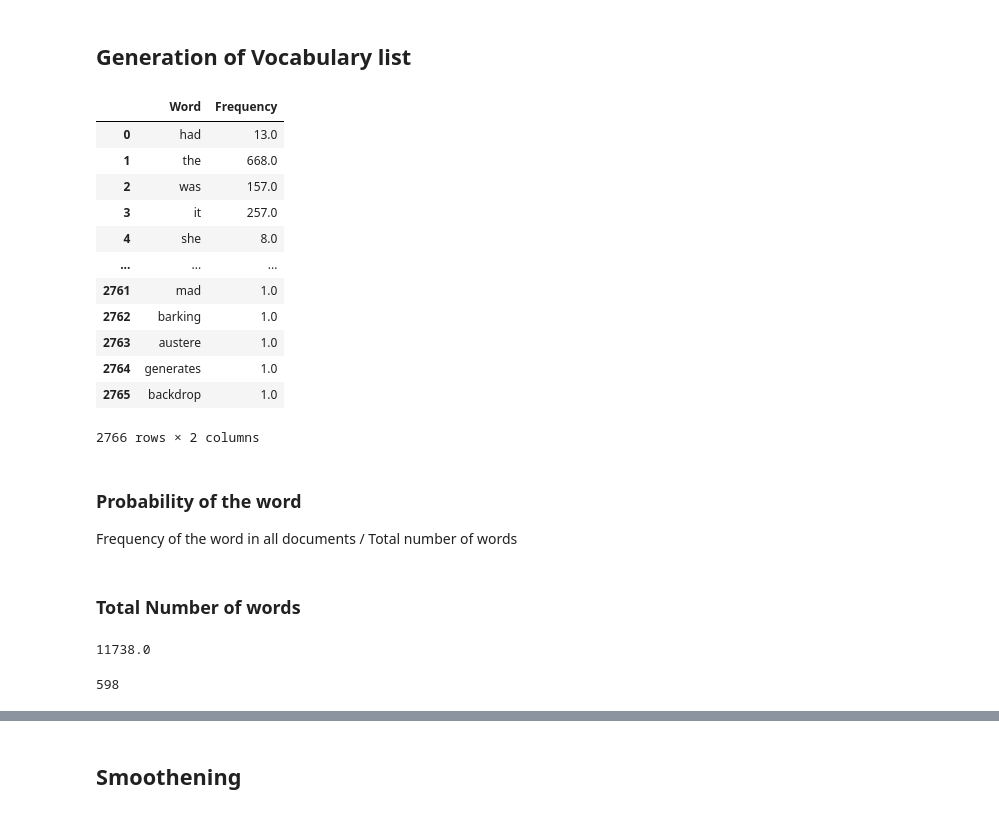
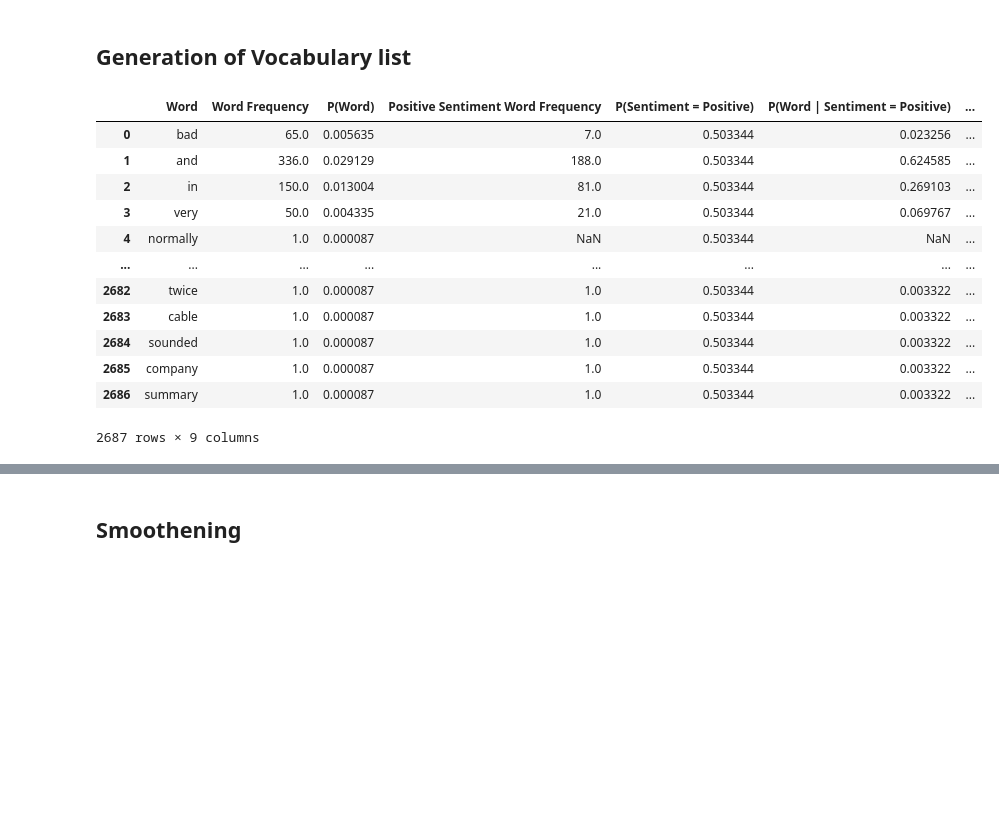
Before and after one commit to VighneshS/sentiment_prediction, a Jupyter notebook: sentiment_prediction.ipynb, the cells around one changed output, grey strips where cells are left out. Drawn from its saved outputs; the diff is of its cells as text; code cells hidden in the pictures; blank space fills up the shorter version.

```diff
--- a/sentiment_prediction.ipynb
+++ b/sentiment_prediction.ipynb
@@ -86,32 +144,17 @@ def get_word_count(review_data_frame: pd.DataFrame, column_name: str):
 # %%
-vocabulary = get_word_count(train, "Frequency")
+vocabulary = generate_naive_bayes_parameters(train, False)
 vocabulary
 # %% [output]
-|  | Word | Frequency |
-| 0 | had | 13.0 |
-| 1 | the | 668.0 |
-| 2 | was | 157.0 |
-| 3 | it | 257.0 |
-| 4 | she | 8.0 |
-| ... | ... | ... |
-| 2761 | mad | 1.0 |
-| 2762 | barking | 1.0 |
-| 2763 | austere | 1.0 |
-| 2764 | generates | 1.0 |
-| 2765 | backdrop | 1.0 |
+|  | Word | Word Frequency | P(Word) | Positive Sentiment Word Frequency | P(Sentiment = Positive) | P(Word | Sentiment = Positive) | ... |
+| 0 | bad | 65.0 | 0.005635 | 7.0 | 0.503344 | 0.023256 | ... |
+| 1 | and | 336.0 | 0.029129 | 188.0 | 0.503344 | 0.624585 | ... |
+| 2 | in | 150.0 | 0.013004 | 81.0 | 0.503344 | 0.269103 | ... |
+| 3 | very | 50.0 | 0.004335 | 21.0 | 0.503344 | 0.069767 | ... |
+| 4 | normally | 1.0 | 0.000087 | NaN | 0.503344 | NaN | ... |
+| ... | ... | ... | ... | ... | ... | ... | ... |
+| 2682 | twice | 1.0 | 0.000087 | 1.0 | 0.503344 | 0.003322 | ... |
+| 2683 | cable | 1.0 | 0.000087 | 1.0 | 0.503344 | 0.003322 | ... |
+| 2684 | sounded | 1.0 | 0.000087 | 1.0 | 0.503344 | 0.003322 | ... |
+| 2685 | company | 1.0 | 0.000087 | 1.0 | 0.503344 | 0.003322 | ... |
+| 2686 | summary | 1.0 | 0.000087 | 1.0 | 0.503344 | 0.003322 | ... |
-2766 rows × 2 columns
+2687 rows × 9 columns
-# %% [markdown]
-### Probability of the word
-Frequency of the word in all documents / Total number of words
-# %% [markdown]
-### Total Number of words
-# %%
-total_words = vocabulary["Frequency"].sum(axis=0)
-total_words
-# %% [output]
-11738.0
-# %%
-total_sentiments = train.count(axis=0)['Sentiment']
-total_sentiments
-# %% [output]
-598
```
Also changed, not shown: parts of 29 cells of this notebook.
